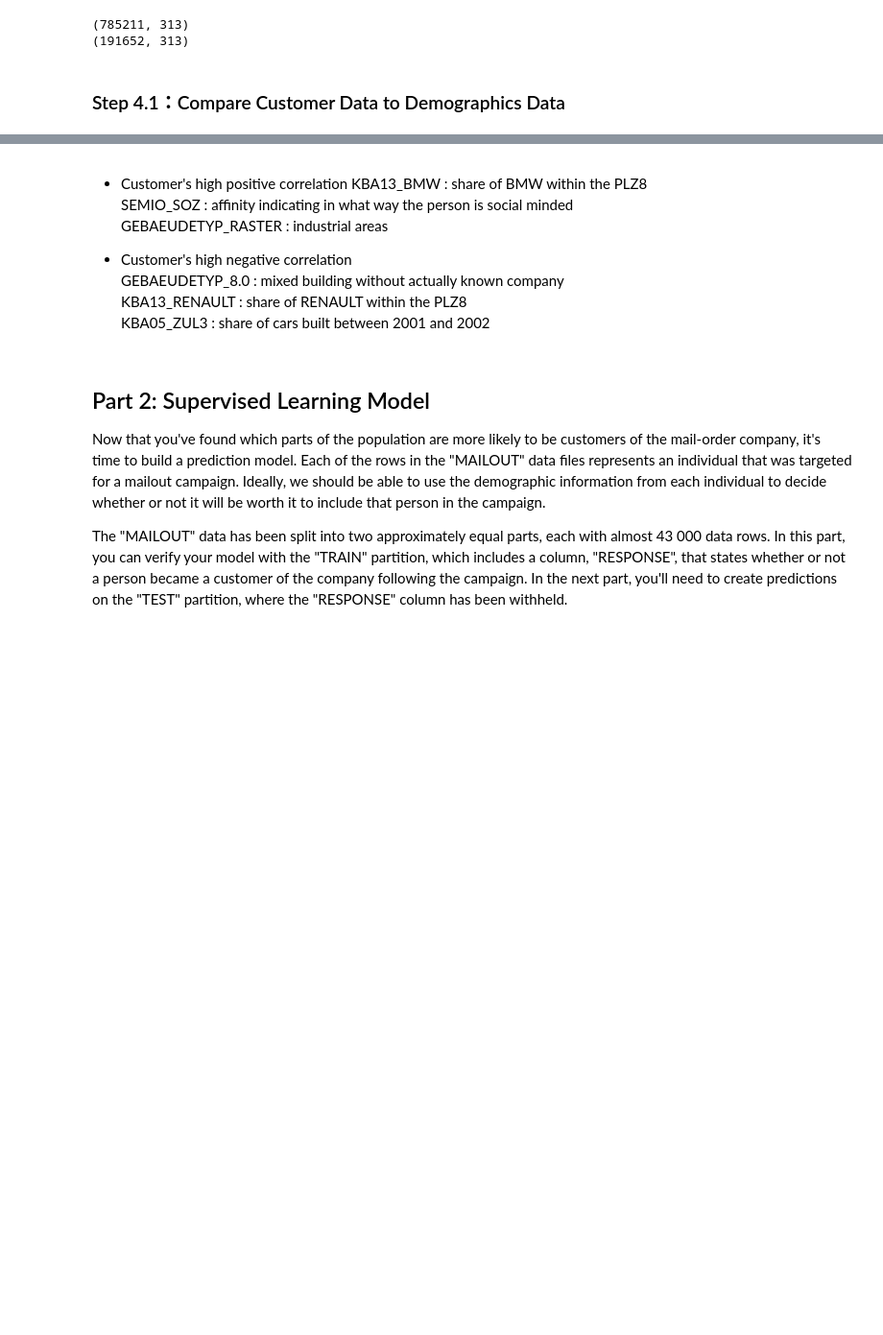
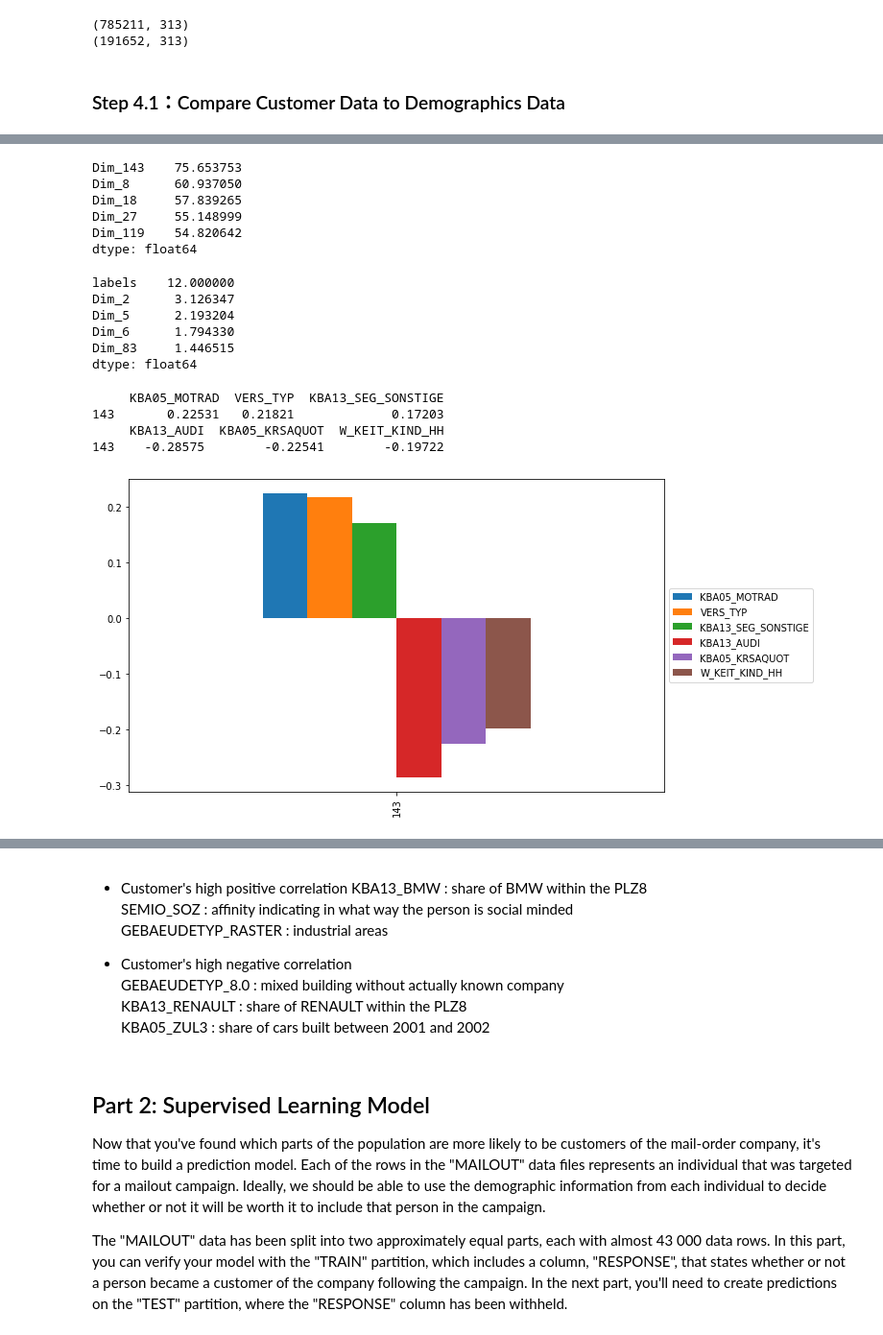
Before and after one commit to helloxms/Capstone-project-Arvato, a Jupyter notebook: Arvato Project Workbook.ipynb, the cells around one changed output, grey strips where cells are left out. Shown at 96% size. Saved outputs shown, nothing was run; the diff lists cells and outputs as text; code cells hidden in the pictures; blank space fills up the shorter version.

```diff
--- a/Arvato Project Workbook.ipynb
+++ b/Arvato Project Workbook.ipynb
@@ -855,3 +865,32 @@ ax = sns.barplot(x="labels", y="share", hue="group", data=compareDF)
 colNames = ['Dim_{}'.format(i) for i in range(0,150)]
 customerPCA = pd.DataFrame(cust_pca,columns=colNames)
 customerPCA['labels'] = labels_cust
+# %%
+customerPCA_6 = customerPCA.loc[customerPCA['labels']==6,:]
+customerPCA_6.mean(axis=0).sort_values(ascending=False)[:5]
+# %% [output]
+Dim_143    75.653753
+Dim_8      60.937050
+Dim_18     57.839265
+Dim_27     55.148999
+Dim_119    54.820642
+dtype: float64
+# %%
+customerPCA_12 = customerPCA.loc[customerPCA['labels']==12,:]
+customerPCA_12.mean(axis=0).sort_values(ascending=False)[:5]
+# %% [output]
+labels    12.000000
+Dim_2      3.126347
+Dim_5      2.193204
+Dim_6      1.794330
+Dim_83     1.446515
+dtype: float64
+# %%
+# we select Dim_143
+interpetPCA(pca, customers_cleaned, 143, 3)
+# %% [output]
+     KBA05_MOTRAD  VERS_TYP  KBA13_SEG_SONSTIGE
+143       0.22531   0.21821             0.17203
+     KBA13_AUDI  KBA05_KRSAQUOT  W_KEIT_KIND_HH
+143    -0.28575        -0.22541        -0.19722
+[figure, added]
```
Also changed, not shown: parts of 46 cells of this notebook.
